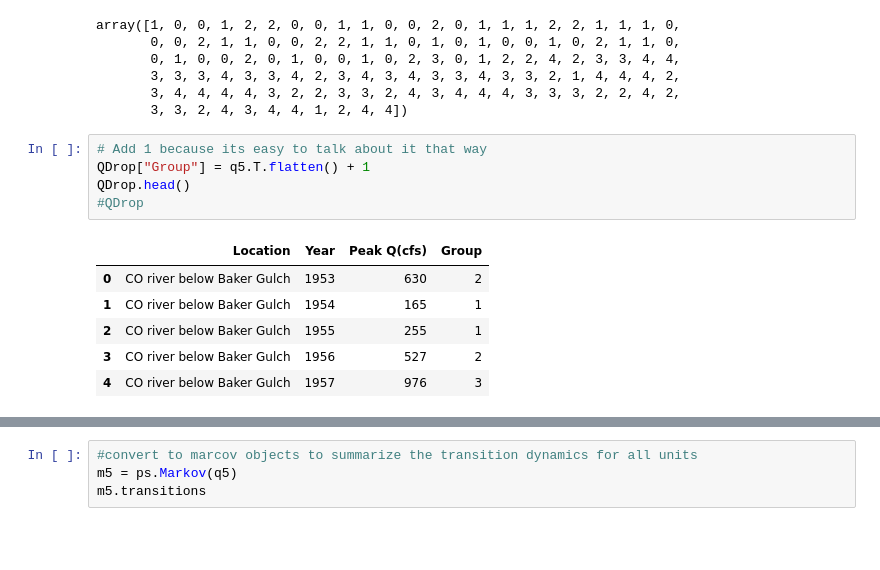
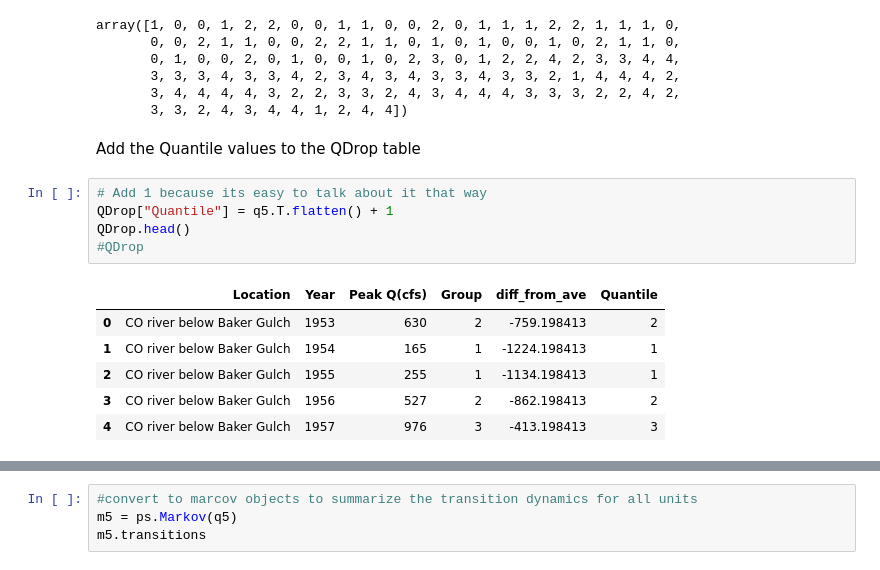
Before and after one commit to marckaylor/STA-Final-Project, a Jupyter notebook: FinalProject.ipynb, the cells around one changed output, grey strips where cells are left out. Drawn from its saved outputs; the diff is of its cells as text; blank space fills up the shorter version.

Commit message:
tweaked table headings, graphs, and more annotation

```diff
--- a/FinalProject.ipynb
+++ b/FinalProject.ipynb
@@ -98,18 +95,20 @@ array([1, 0, 0, 1, 2, 2, 0, 0, 1, 1, 0, 0, 2, 0, 1, 1, 1, 2, 2, 1, 1, 1, 0,
        3, 3, 3, 4, 3, 3, 4, 2, 3, 4, 3, 4, 3, 3, 4, 3, 3, 2, 1, 4, 4, 4, 2,
        3, 4, 4, 4, 4, 3, 2, 2, 3, 3, 2, 4, 3, 4, 4, 4, 3, 3, 3, 2, 2, 4, 2,
        3, 3, 2, 4, 3, 4, 4, 1, 2, 4, 4])
+# %% [markdown]
+Add the Quantile values to the QDrop table
 # %%
 # Add 1 because its easy to talk about it that way
-QDrop["Group"] = q5.T.flatten() + 1
+QDrop["Quantile"] = q5.T.flatten() + 1
 QDrop.head()
 #QDrop
 # %% [output]
-|  | Location | Year | Peak Q(cfs) | Group |
-| 0 | CO river below Baker Gulch | 1953 | 630 | 2 |
-| 1 | CO river below Baker Gulch | 1954 | 165 | 1 |
-| 2 | CO river below Baker Gulch | 1955 | 255 | 1 |
-| 3 | CO river below Baker Gulch | 1956 | 527 | 2 |
-| 4 | CO river below Baker Gulch | 1957 | 976 | 3 |
+|  | Location | Year | Peak Q(cfs) | Group | diff_from_ave | Quantile |
+| 0 | CO river below Baker Gulch | 1953 | 630 | 2 | -759.198413 | 2 |
+| 1 | CO river below Baker Gulch | 1954 | 165 | 1 | -1224.198413 | 1 |
+| 2 | CO river below Baker Gulch | 1955 | 255 | 1 | -1134.198413 | 1 |
+| 3 | CO river below Baker Gulch | 1956 | 527 | 2 | -862.198413 | 2 |
+| 4 | CO river below Baker Gulch | 1957 | 976 | 3 | -413.198413 | 3 |
 # %%
 #seperate and only look at an inidividual site over time; colorado river below bakers gulch
 CBG = QDrop[QDrop.Location == "CO river below Baker Gulch"].set_index("Year")
```
Also changed, not shown: parts of 8 cells of this notebook.
